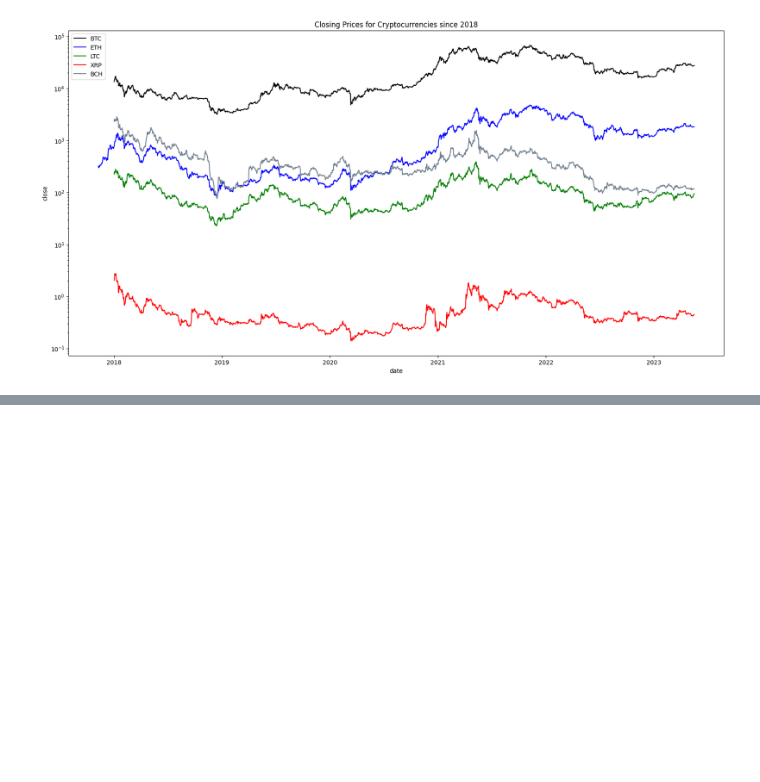
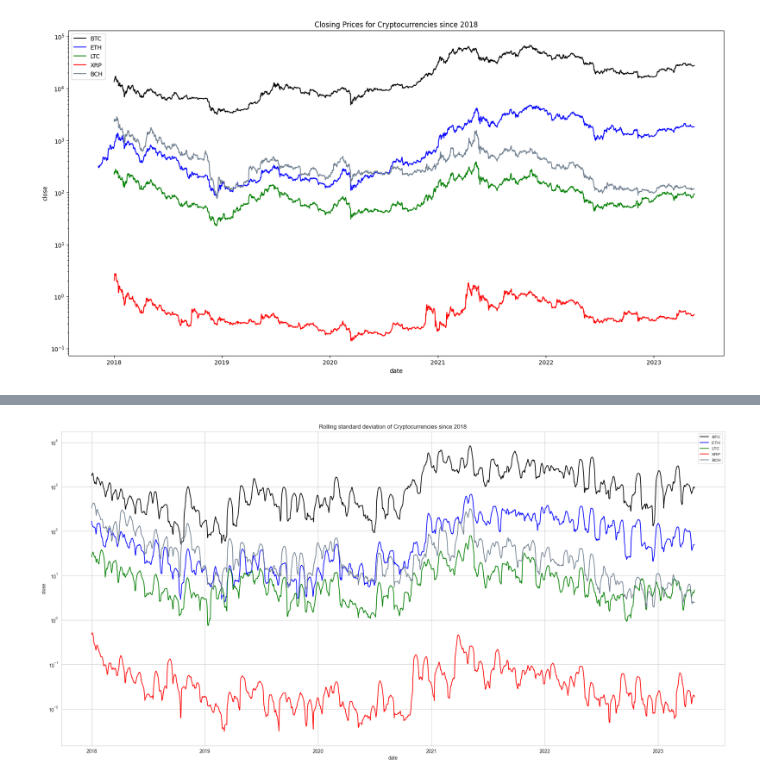
Before and after one commit to k3ith99/Classification101, a Jupyter notebook: crypto_data.ipynb, the cells around one changed output, grey strips where cells are left out. Cells and saved outputs as stored; diff of their text form; code cells hidden in the pictures; blank space fills up the shorter version.

```diff
--- a/crypto_data.ipynb
+++ b/crypto_data.ipynb
@@ -132,0 +184,26 @@ plt.show()
+# %%
+#rolling standard deviation
+#simple moving average for 20 days
+fig, ax = plt.subplots(figsize = (20,10))
+sns.lineplot(x='date', y='close', data=df3_btc.loc['2018':].rolling(20).std(), ax=ax, color = "black",label = "BTC")
+ax.set_ylabel("close")
+ax.set_yscale('log')
+sns.lineplot(x='date', y='close', data=df3_eth.loc["2018":].rolling(20).std(), ax=ax, color = 'blue', label = "ETH")
+
+
+sns.lineplot(x='date', y='close', data=df3_ltc.loc['2018':].rolling(20).std(), ax=ax, color = 'green', label = "LTC")
+
+
+sns.lineplot(x='date', y='close', data=df3_xrp.loc['2018':].rolling(20).std(), ax=ax ,color = 'red',  label = "XRP")
+
+
+sns.lineplot(x='date', y='close', data=df3_bch.loc['2018':].rolling(20).std(), ax=ax, color = 'slategray', label = "BCH")
+ax.set_title('Rolling standard deviation of Cryptocurrencies since 2018')
+
+sns.set_style("whitegrid")
+sns.set_context("paper")
+plt.tight_layout()
+ax.legend()
+plt.show()
+# %% [output]
+[figure, added]
```
Also changed, not shown: parts of 6 cells of this notebook, 1 other file.
